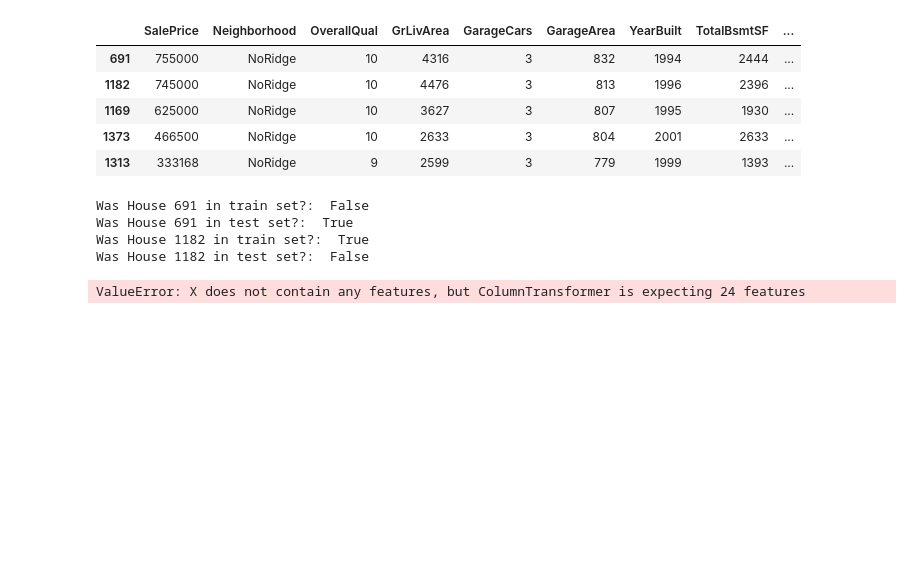
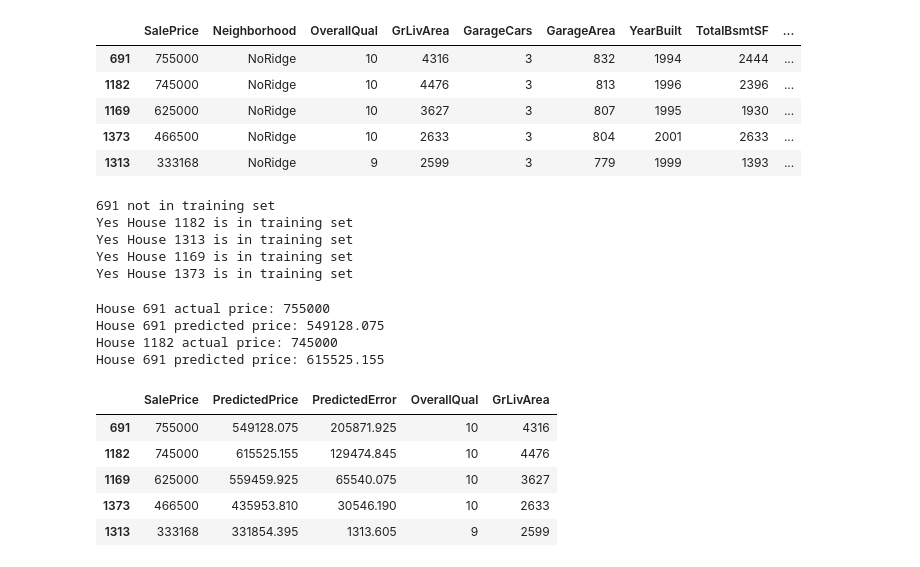
Before and after one commit to kogimurio/house_sales_prediction, a Jupyter notebook: saales_price_predictions.ipynb, the cells around one changed output. Saved outputs shown, nothing was run; the diff lists cells and outputs as text; code cells hidden in the pictures; blank space fills up the shorter version.

```diff
--- a/saales_price_predictions.ipynb
+++ b/saales_price_predictions.ipynb
@@ -3906,24 +3901,44 @@ dataset[(dataset['Neighborhood'] == 'NoRidge') & (dataset['OverallQual'] >= 9)][
 | 1373 | 466500 | NoRidge | 10 | 2633 | 3 | 804 | 2001 | 2633 | ... |
 | 1313 | 333168 | NoRidge | 9 | 2599 | 3 | 779 | 1999 | 1393 | ... |
 # %%
-print('Was House 691 in train set?: ', 691 in X_mixed_train_5.index)
-print('Was House 691 in test set?: ', 691 in X_mixed_test_5.index)
+if 691 in X_mixed_train_5.index:
+    print("Yes House 691 is in training set")
+else:
+    print("691 not in training set")
 
-print('Was House 1182 in train set?: ', 1182 in X_mixed_train_5.index)
-print('Was House 1182 in test set?: ', 1182 in X_mixed_test_5.index)
+if 1182 in X_mixed_train_5.index:
+    print("Yes House 1182 is in training set")
+else:
+    print("1182 not in training set")
+
+if 1313 in X_mixed_train_5.index:
+    print("Yes House 1313 is in training set")
+else:
+    print("1313 not in training set")
+
+if 1169 in X_mixed_train_5.index:
+    print("Yes House 1169 is in training set")
+else:
+    print("1169 not in training set")
+
+if 1373 in X_mixed_train_5.index:
+    print("Yes House 1373 is in training set")
+else:
+    print("1373 not in training set")
 # %% [output]
-Was House 691 in train set?:  False
-Was House 691 in test set?:  True
-Was House 1182 in train set?:  True
-Was House 1182 in test set?:  False
+691 not in training set
+Yes House 1182 is in training set
+Yes House 1313 is in training set
+Yes House 1169 is in training set
+Yes House 1373 is in training set
 # %%
 # Get the 2 houses features
-house_no_691 = X_mixed_5.loc[691]
-house_no_1182 = X_mixed_5.loc[1182]
+house_no_691 = X_mixed_5.loc[[691]]
+house_no_1182 = X_mixed_5.loc[[1182]]
 
 # Predict their prices using fitted model
-pred_house_691 = pipeline_final.predict(house_no_691)[0]
-pred_house_1182 = pipeline_final.predict(house_no_1182)[0]
+pred_house_691 = final_model.predict(house_no_691)[0]
+pred_house_1182 = final_model.predict(house_no_1182)[0]
 
 print("House 691 actual price:", y_mixed_5.loc[691])
 print("House 691 predicted price:", pred_house_691)
@@ -3931,4 +3946,22 @@ print("House 691 predicted price:", pred_house_691)
 print("House 1182 actual price:", y_mixed_5.loc[1182])
 print("House 691 predicted price:", pred_house_1182)
 # %% [output]
-ValueError: X does not contain any features, but ColumnTransformer is expecting 24 features
+House 691 actual price: 755000
+House 691 predicted price: 549128.075
+House 1182 actual price: 745000
+House 691 predicted price: 615525.155
+# %%
+comparable_houses = dataset.loc[(dataset['Neighborhood'] == 'NoRidge') & (dataset['OverallQual'] >= 9)]
+# %%
+comparable_houses['PredictedPrice'] = final_model.predict(X_mixed_5.loc[comparable_houses.index])
+# %%
+comparable_houses['PredictedError'] = (comparable_houses['SalePrice'] - comparable_houses['PredictedPrice'])
+# %%
+comparable_houses[['SalePrice', 'PredictedPrice', 'PredictedError', 'OverallQual', 'GrLivArea']].sort_values('SalePrice', ascending=False)
+# %% [output]
+|  | SalePrice | PredictedPrice | PredictedError | OverallQual | GrLivArea |
+| 691 | 755000 | 549128.075 | 205871.925 | 10 | 4316 |
+| 1182 | 745000 | 615525.155 | 129474.845 | 10 | 4476 |
+| 1169 | 625000 | 559459.925 | 65540.075 | 10 | 3627 |
+| 1373 | 466500 | 435953.810 | 30546.190 | 10 | 2633 |
+| 1313 | 333168 | 331854.395 | 1313.605 | 9 | 2599 |
```
Also changed, not shown: parts of 8 cells of this notebook.
